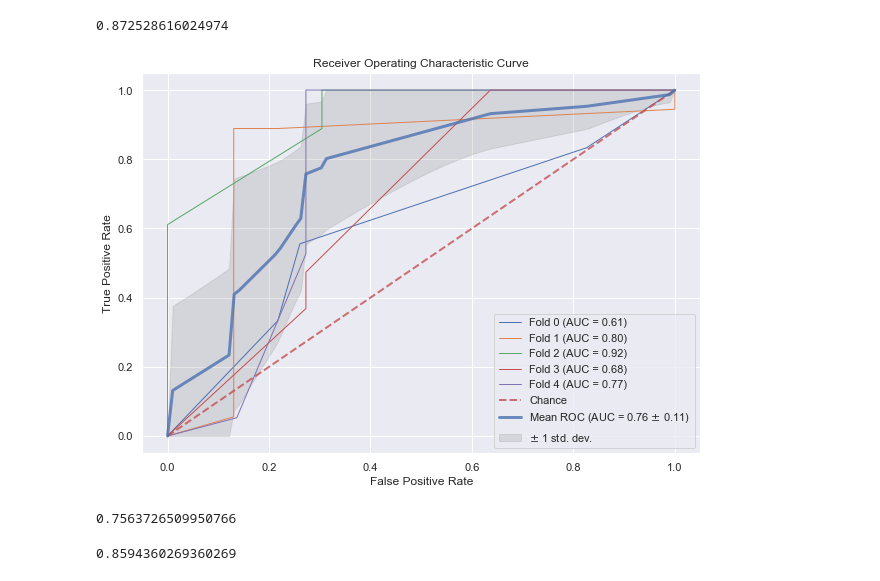
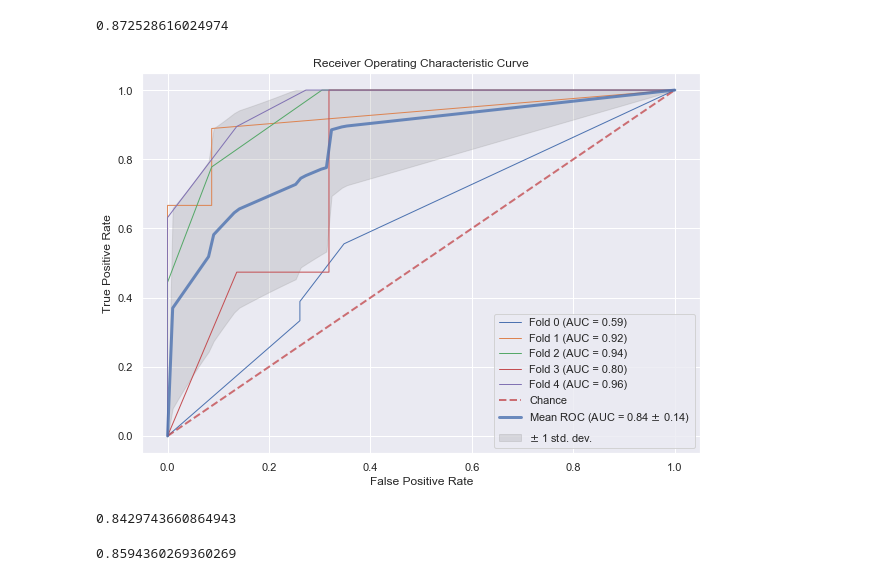
Before and after one commit to christinalchang/ucdavis-sta160, a Jupyter notebook: automobile.ipynb, the cells around one changed output. Saved outputs shown, nothing was run; the diff lists cells and outputs as text; code cells hidden in the pictures.

```diff
--- a/automobile.ipynb
+++ b/automobile.ipynb
@@ -635,7 +643,7 @@ roc_auc_score(y_test, pred_prob)
 # %% [output]
 0.872528616024974
 # %%
-X = np.array(X)
+Xa = np.array(X)
 from sklearn.metrics import plot_roc_curve
 from sklearn.model_selection import StratifiedKFold
 
@@ -648,44 +656,44 @@ aucs = []
 mean_fpr = np.linspace(0, 1, 100)
 
 fig, ax = plt.subplots(figsize = (10,7))
-for i, (train, test) in enumerate(cv.split(X, y)):
-    classifier.fit(X[train], y[train])
-    viz = plot_roc_curve(classifier, X[test], y[test],
+for i, (train, test) in enumerate(cv.split(Xa, y)):
+    final_model.fit(Xa[train], y[train])
+    viz = plot_roc_curve(final_model, Xa[test], y[test],
                          name='Fold {}'.format(i),
                          alpha=1, lw=1, ax=ax)
     interp_tpr = np.interp(mean_fpr, viz.fpr, viz.tpr)
     interp_tpr[0] = 0.0
     tprs.append(interp_tpr)
     aucs.append(viz.roc_auc)
 
 ax.plot([0, 1], [0, 1], linestyle='--', lw=2, color='r',
         label='Chance', alpha=.8)
 
 mean_tpr = np.mean(tprs, axis=0)
 mean_tpr[-1] = 1.0
 mean_auc = auc(mean_fpr, mean_tpr)
 std_auc = np.std(aucs)
 ax.plot(mean_fpr, mean_tpr, color='b',
         label=r'Mean ROC (AUC = %0.2f $\pm$ %0.2f)' % (mean_auc, std_auc),
         lw=3, alpha=.8)
 
 std_tpr = np.std(tprs, axis=0)
 tprs_upper = np.minimum(mean_tpr + std_tpr, 1)
 tprs_lower = np.maximum(mean_tpr - std_tpr, 0)
 ax.fill_between(mean_fpr, tprs_lower, tprs_upper, color='grey', alpha=.2,
                 label=r'$\pm$ 1 std. dev.')
 
 ax.set(xlim=[-0.05, 1.05], ylim=[-0.05, 1.05],
        title="Receiver Operating Characteristic Curve")
 ax.legend(loc="lower right")
 plt.show()
 # %% [output]
-[figure, old version]
+[figure, new version]
 # %%
 # Mean AUCs
 np.mean(aucs)
 # %% [output]
-0.7563726509950766
+0.8429743660864943
 # %%
 # calculate cross-validated AUC
 cross_val_score(final_model, X, y, cv=10, scoring='roc_auc').mean()
```
Also changed, not shown: parts of 27 cells of this notebook.
